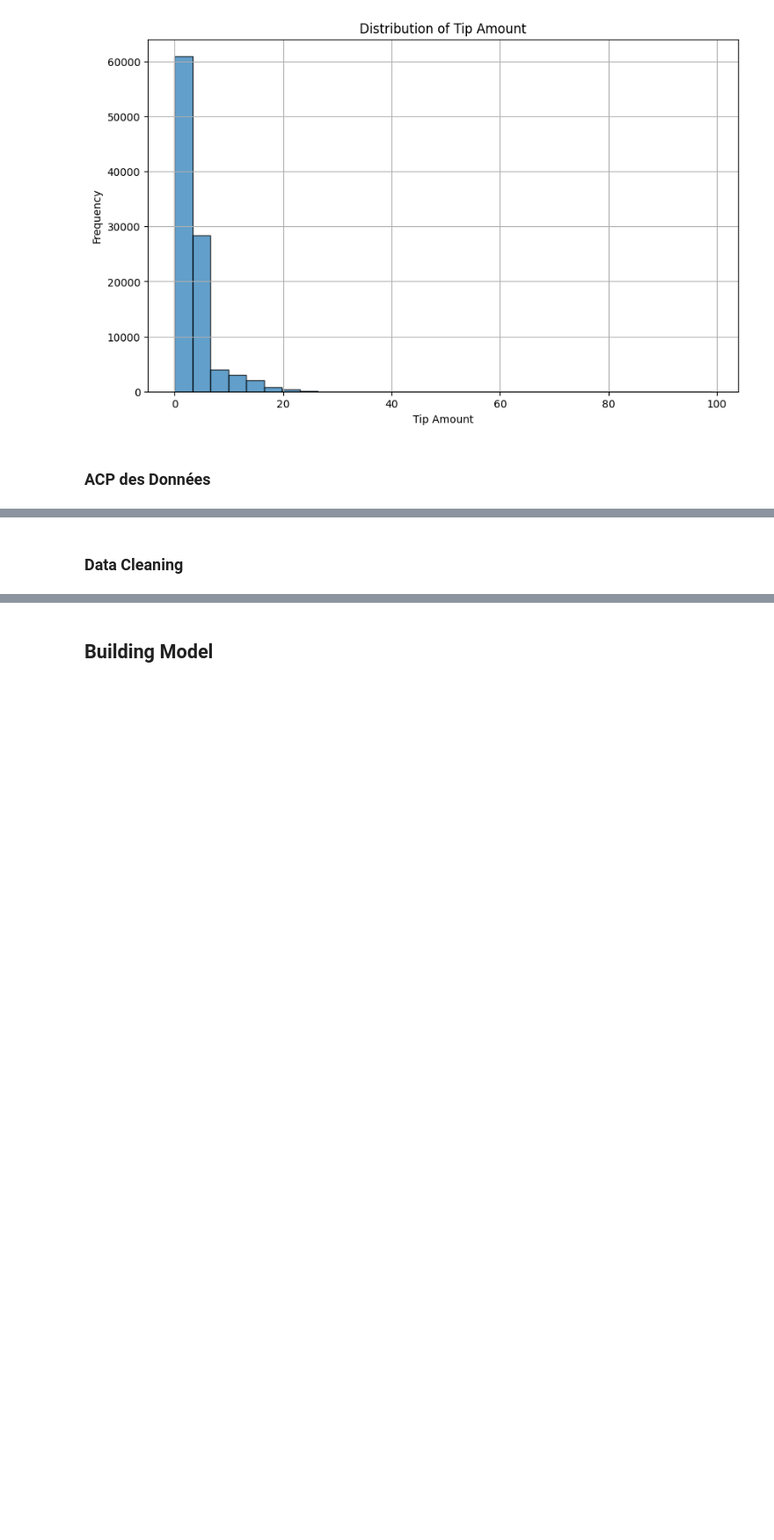
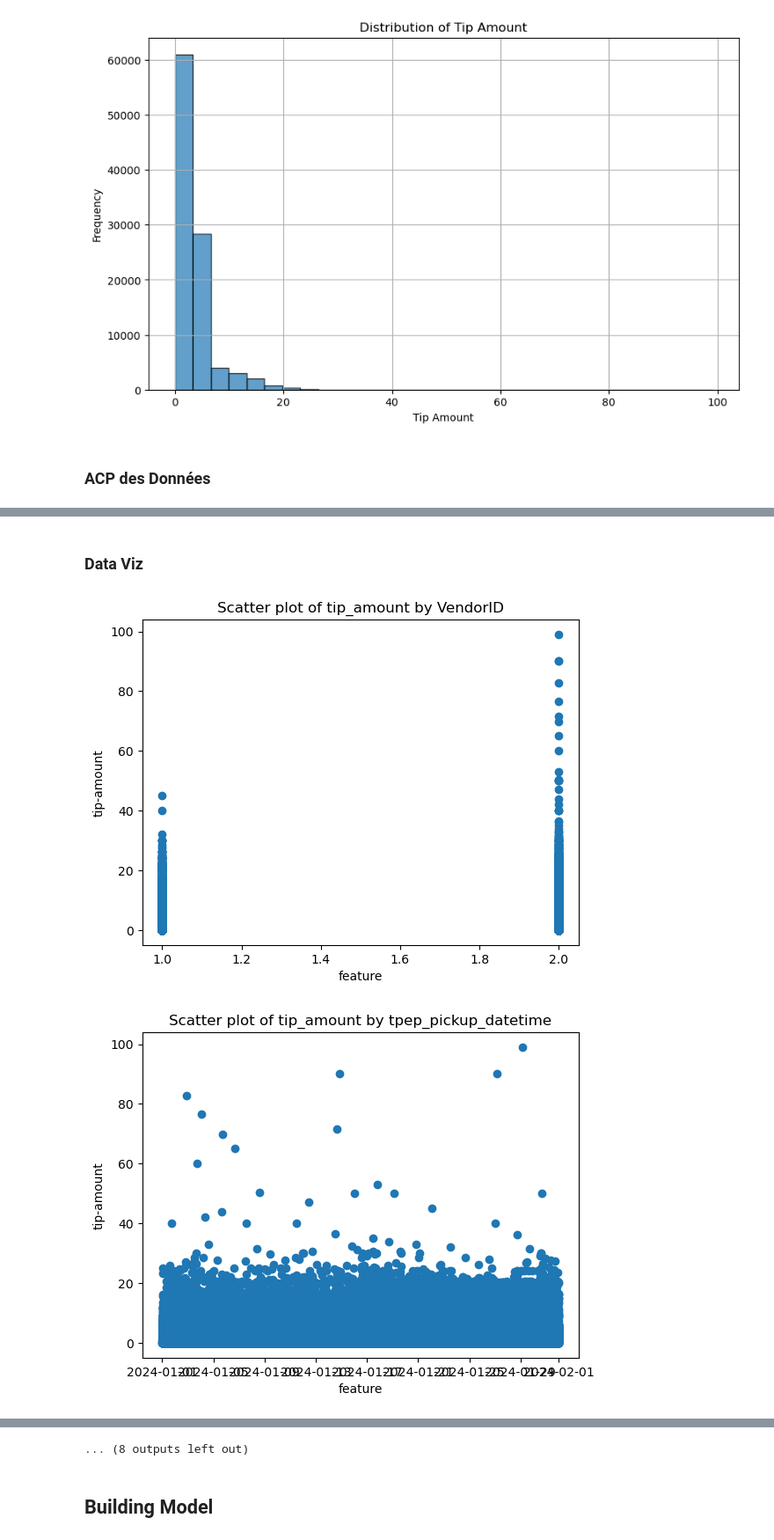
Before and after one commit to JorisCaudard/M2_DataChallenge, a Jupyter notebook: Notebooks/Regression.ipynb, the cells around one changed output, grey strips where cells are left out. Shown at 88% size. Drawn from its saved outputs; the diff is of its cells as text; code cells hidden in the pictures; blank space fills up the shorter version.

```diff
--- a/Notebooks/Regression.ipynb
+++ b/Notebooks/Regression.ipynb
@@ -170,4 +188,4 @@ plt.show()
 Explained variance by each principal component: [0.32451108 0.10510813 0.08985424 0.07662442 0.06747212]
 [figure]
 # %% [markdown]
-### Data Cleaning
+### Data Viz
@@ -175,0 +192,10 @@ Explained variance by each principal component: [0.32451108 0.10510813 0.0898542
+# %%
+for feature in dfTrain.columns:
+    plt.scatter(dfTrain[feature], dfTrain['tip_amount'])
+    plt.ylabel('tip-amount')
+    plt.xlabel('feature')
+    plt.title(f"Scatter plot of tip_amount by {feature}")
+    plt.show()
+# %% [output]
+[figure, added]
+[figure, added]
@@ -176,3 +212,4 @@ Explained variance by each principal component: [0.32451108 0.10510813 0.0898542
+... (8 outputs left out)
 # %% [markdown]
 ## Building Model
 # %% [markdown]
```
Also changed, not shown: parts of 19 cells of this notebook, 3 other files.
